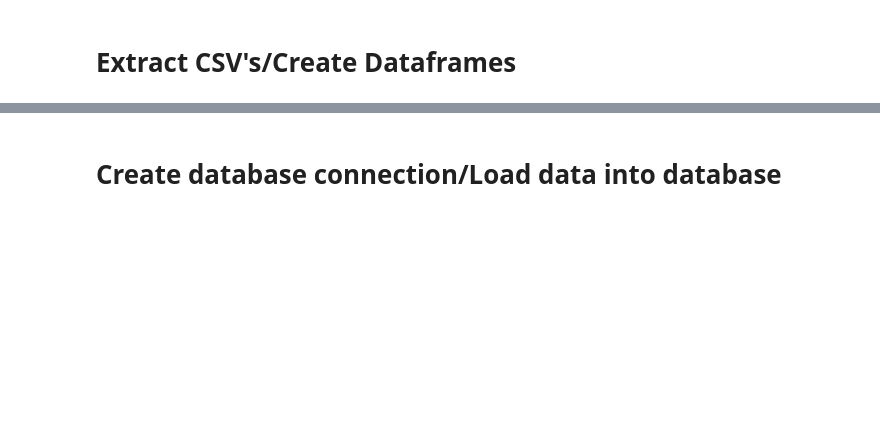
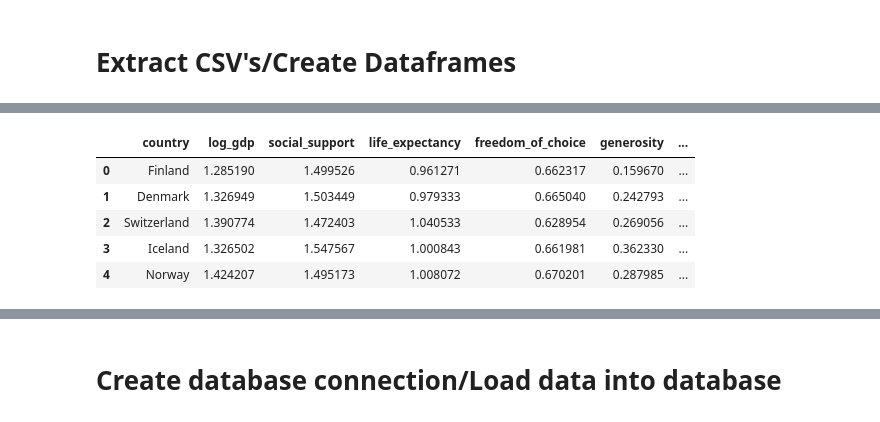
Before and after one commit to arhunt/world-happiness-etl, a Jupyter notebook: ETL.ipynb, the cells around one changed output, grey strips where cells are left out. Saved outputs shown, nothing was run; the diff lists cells and outputs as text; code cells hidden in the pictures; blank space fills up the shorter version.

```diff
--- a/ETL.ipynb
+++ b/ETL.ipynb
@@ -10,3 +43,16 @@ happiness_df.head()
+# %%
+happiness_df.replace({'Country name': {"Bosnia and Herzegovina" : "Bosnia & Herzegovina",
+                                       "Congo (Kinshasa)" : "Congo DR",
+                                       "Congo (Brazzaville)" : "Congo Republic",
+                                       "Ivory Coast" : "Cote d'Ivoire",
+                                       "Hong Kong S.A.R. of China" : "Hong Kong",
+                                       "Taiwan Province of China" : "Taiwan",
+                                       "Myanmar" : "Burma",
+                                       "Trinidad and Tobago": "Trinidad & Tobago"}},
+                                       inplace=True)
 # %%
-happiness = happiness_df.drop(columns= ["Regional indicator", "Ladder score", "Standard error of ladder score", "upperwhisker", "lowerwhisker", "Ladder score in Dystopia", "Perceptions of corruption", "Generosity", "Freedom to make life choices", "Healthy life expectancy", "Social support", "Logged GDP per capita"])
+happiness = happiness_df.drop(columns= ["Regional indicator", "Ladder score", "Standard error of ladder score",
+                                        "upperwhisker", "lowerwhisker", "Ladder score in Dystopia",
+                                        "Perceptions of corruption", "Generosity", "Freedom to make life choices",
+                                        "Healthy life expectancy", "Social support", "Logged GDP per capita"],)
 happiness.head()
@@ -13,3 +66,17 @@ happiness.head()
 # %%
-clean_happiness = happiness.rename(columns={"Country name":"country","Explained by: Log GDP per capita":"log_gdp","Explained by: Social support":"social_support","Explained by: Healthy life expectancy":"life_expectancy","Explained by: Freedom to make life choices":"freedom_of_choice","Explained by: Generosity":"generosity","Explained by: Perceptions of corruption":"corruption_perception","Dystopia + residual":"dystopia_residual"})
-clean_happiness.head()
+happiness = happiness.rename(columns={"Country name":"country",
+                                            "Explained by: Log GDP per capita":"log_gdp",
+                                            "Explained by: Social support":"social_support",
+                                            "Explained by: Healthy life expectancy":"life_expectancy",
+                                            "Explained by: Freedom to make life choices":"freedom_of_choice",
+                                            "Explained by: Generosity":"generosity",
+                                            "Explained by: Perceptions of corruption":"corruption_perception",
+                                            "Dystopia + residual":"dystopia_residual"})
+happiness.head()
+# %% [output]
+|  | country | log_gdp | social_support | life_expectancy | freedom_of_choice | generosity | ... |
+| 0 | Finland | 1.285190 | 1.499526 | 0.961271 | 0.662317 | 0.159670 | ... |
+| 1 | Denmark | 1.326949 | 1.503449 | 0.979333 | 0.665040 | 0.242793 | ... |
+| 2 | Switzerland | 1.390774 | 1.472403 | 1.040533 | 0.628954 | 0.269056 | ... |
+| 3 | Iceland | 1.326502 | 1.547567 | 1.000843 | 0.661981 | 0.362330 | ... |
+| 4 | Norway | 1.424207 | 1.495173 | 1.008072 | 0.670201 | 0.287985 | ... |
```
Also changed, not shown: parts of 26 cells of this notebook, 2 other files.
